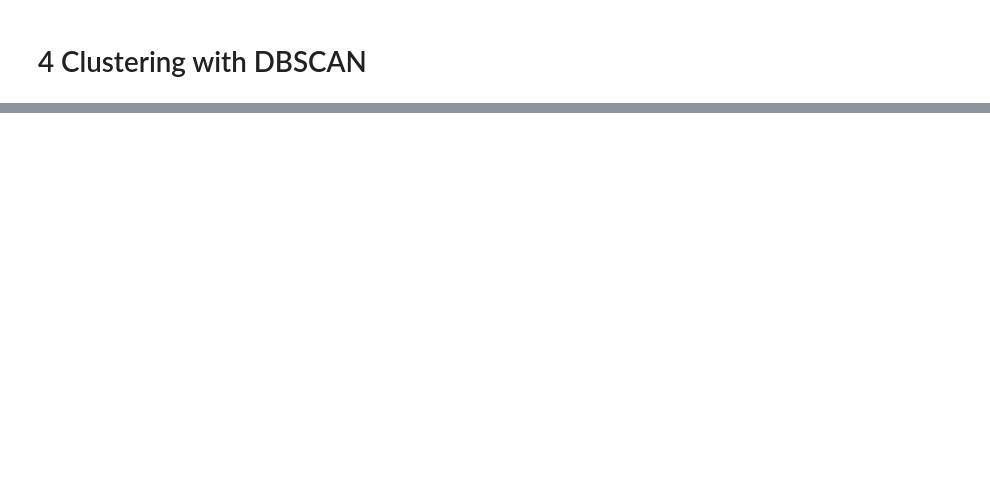
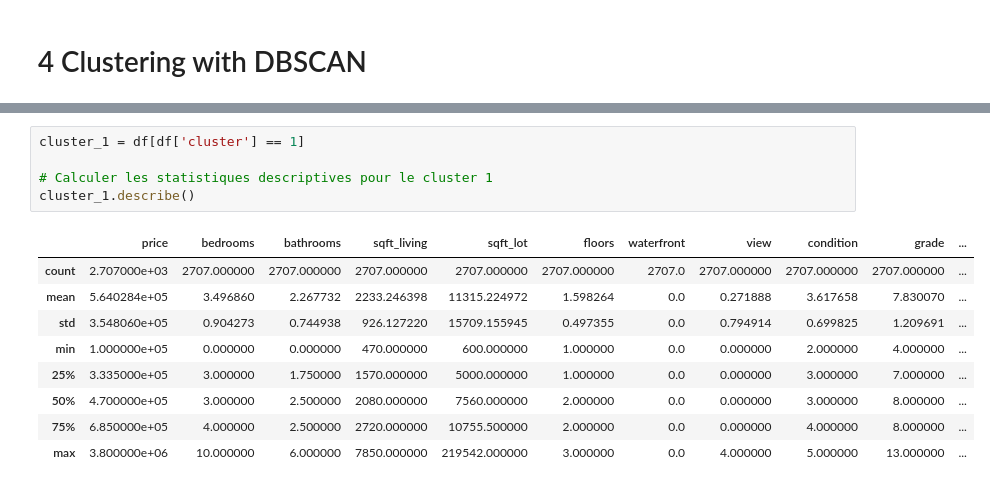
Before and after one commit to OusmaneMomboMombo/housing-cluster-analysis, a Jupyter notebook: house_sales_analysis.ipynb, the cells around one changed output, grey strips where cells are left out. Drawn from its saved outputs; the diff is of its cells as text; blank space fills up the shorter version.

```diff
--- a/house_sales_analysis.ipynb
+++ b/house_sales_analysis.ipynb
@@ -338,0 +508,15 @@ The UMAP dimensionality reduction technique successfully projects our high-dimen
+# %%
+cluster_1 = df[df['cluster'] == 1]
+
+# Calculer les statistiques descriptives pour le cluster 1
+cluster_1.describe()
+# %% [output]
+|  | price | bedrooms | bathrooms | sqft_living | sqft_lot | floors | waterfront | view | condition | grade | ... |
+| count | 2.707000e+03 | 2707.000000 | 2707.000000 | 2707.000000 | 2707.000000 | 2707.000000 | 2707.0 | 2707.000000 | 2707.000000 | 2707.000000 | ... |
+| mean | 5.640284e+05 | 3.496860 | 2.267732 | 2233.246398 | 11315.224972 | 1.598264 | 0.0 | 0.271888 | 3.617658 | 7.830070 | ... |
+| std | 3.548060e+05 | 0.904273 | 0.744938 | 926.127220 | 15709.155945 | 0.497355 | 0.0 | 0.794914 | 0.699825 | 1.209691 | ... |
+| min | 1.000000e+05 | 0.000000 | 0.000000 | 470.000000 | 600.000000 | 1.000000 | 0.0 | 0.000000 | 2.000000 | 4.000000 | ... |
+| 25% | 3.335000e+05 | 3.000000 | 1.750000 | 1570.000000 | 5000.000000 | 1.000000 | 0.0 | 0.000000 | 3.000000 | 7.000000 | ... |
+| 50% | 4.700000e+05 | 3.000000 | 2.500000 | 2080.000000 | 7560.000000 | 2.000000 | 0.0 | 0.000000 | 3.000000 | 8.000000 | ... |
+| 75% | 6.850000e+05 | 4.000000 | 2.500000 | 2720.000000 | 10755.500000 | 2.000000 | 0.0 | 0.000000 | 4.000000 | 8.000000 | ... |
+| max | 3.800000e+06 | 10.000000 | 6.000000 | 7850.000000 | 219542.000000 | 3.000000 | 0.0 | 4.000000 | 5.000000 | 13.000000 | ... |
```
Also changed, not shown: parts of 43 cells of this notebook.
